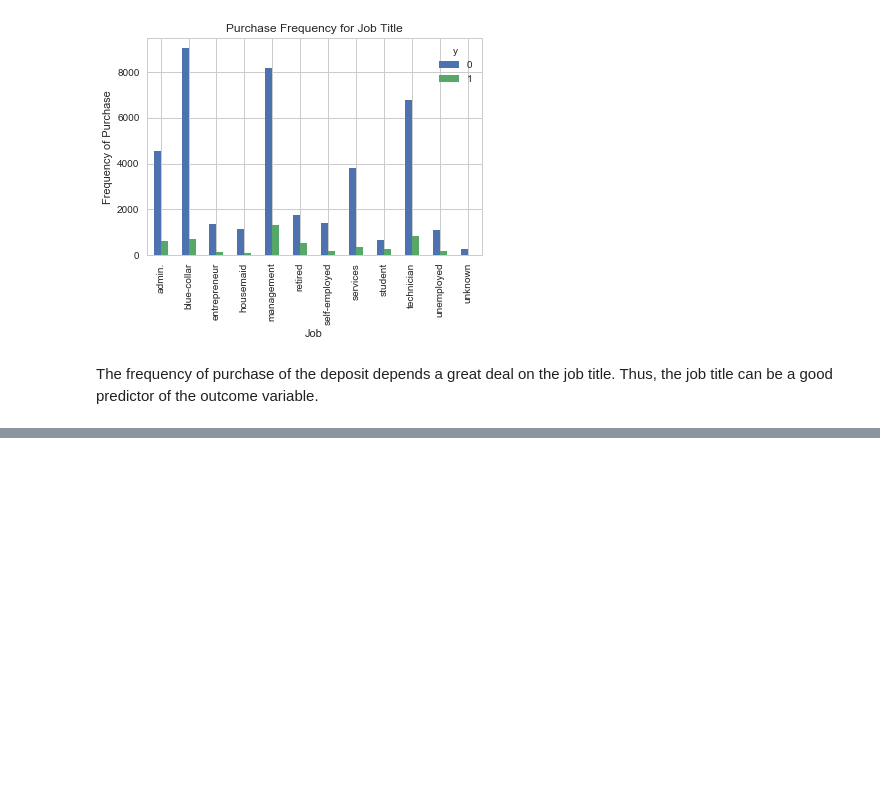
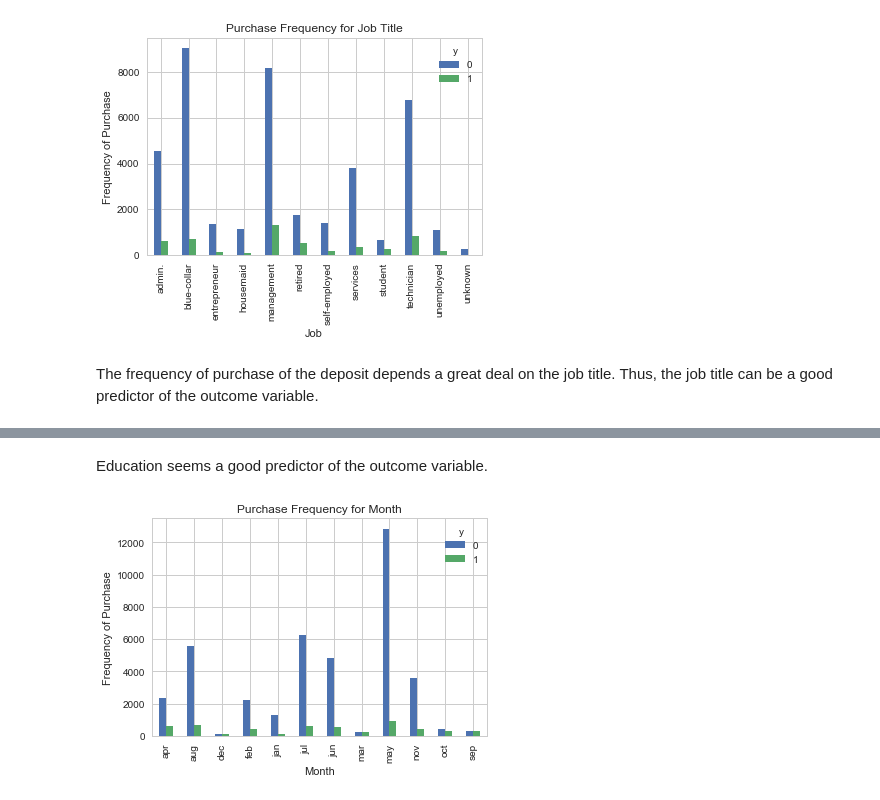
Before and after one commit to sanjayfuloria/Data-Science, a Jupyter notebook: Binary Logistic Regression.ipynb, the cells around one changed output, grey strips where cells are left out. Saved outputs shown, nothing was run; the diff lists cells and outputs as text; code cells hidden in the pictures; blank space fills up the shorter version.

```diff
--- a/Binary Logistic Regression.ipynb
+++ b/Binary Logistic Regression.ipynb
@@ -136,0 +158,10 @@ The frequency of purchase of the deposit depends a great deal on the job title.
+# %% [markdown]
+Education seems a good predictor of the outcome variable.
+# %%
+pd.crosstab(data.month,data.y).plot(kind='bar')
+plt.title('Purchase Frequency for Month')
+plt.xlabel('Month')
+plt.ylabel('Frequency of Purchase')
+plt.savefig('pur_fre_month_bar')
+# %% [output]
+[figure, added]
```
Also changed, not shown: parts of 41 cells of this notebook.
